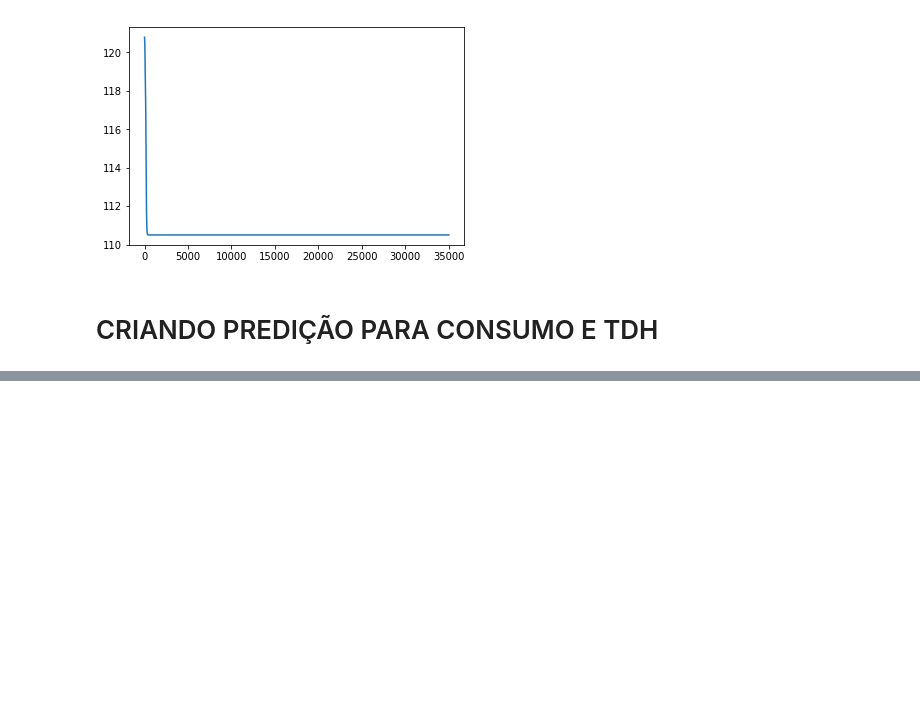
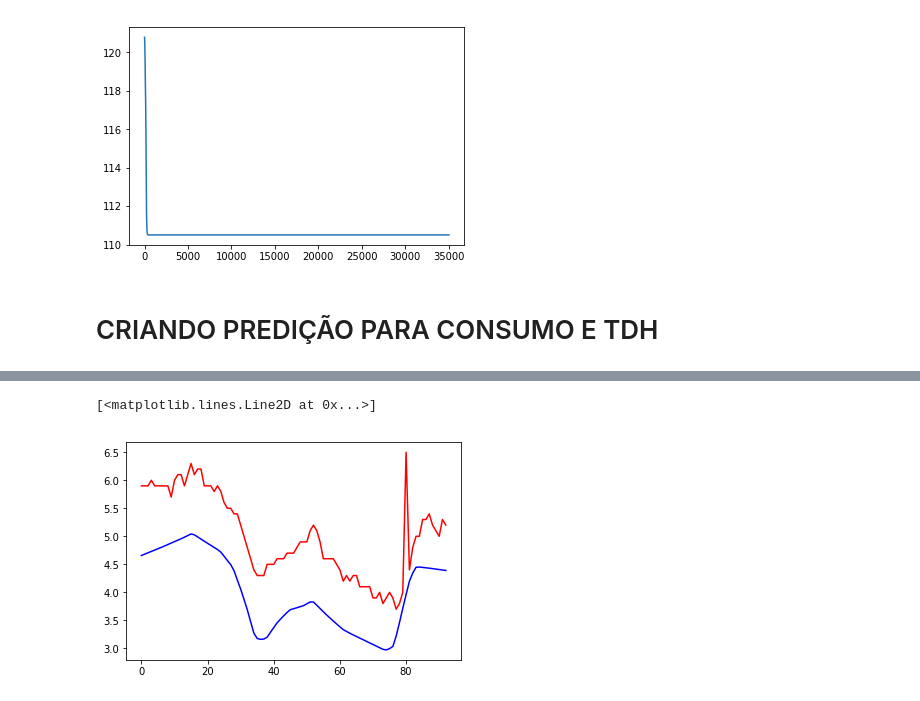
Before and after one commit to nayarat/analise-de-consumo, a Jupyter notebook: rede media.ipynb, the cells around one changed output, grey strips where cells are left out. Saved outputs shown, nothing was run; the diff lists cells and outputs as text; code cells hidden in the pictures; blank space fills up the shorter version.

```diff
--- a/rede media.ipynb
+++ b/rede media.ipynb
@@ -629,3 +634,6 @@ plt.plot(model_regressionB.predict(x), 'blue')
 # %%
-plt.plot(yC, 'red')
-plt.plot(model_regressionC.predict(x), 'blue')
+plt.plot(harmonicosFaseC, 'red')
+plt.plot(scalerFaseC.inverse_transform(model_regressionC.predict(x)), 'blue')
+# %% [output]
+[<matplotlib.lines.Line2D at 0x...>]
+[figure, added]
```
Also changed, not shown: parts of 3 cells of this notebook.
